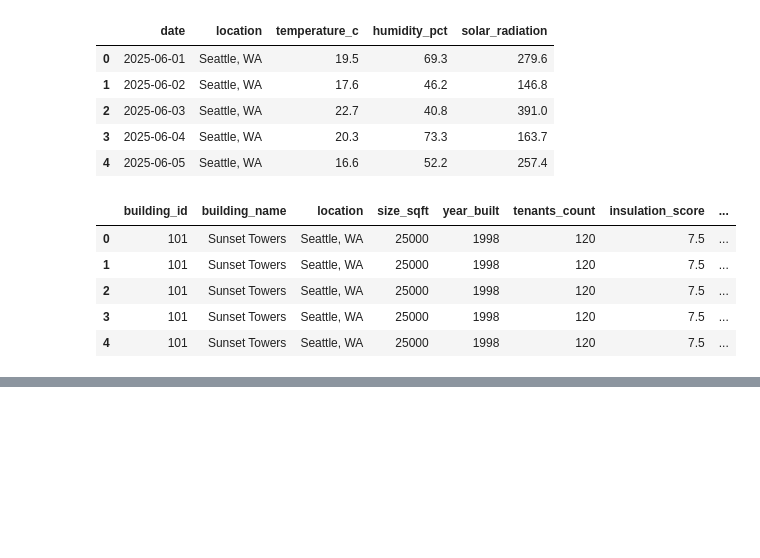
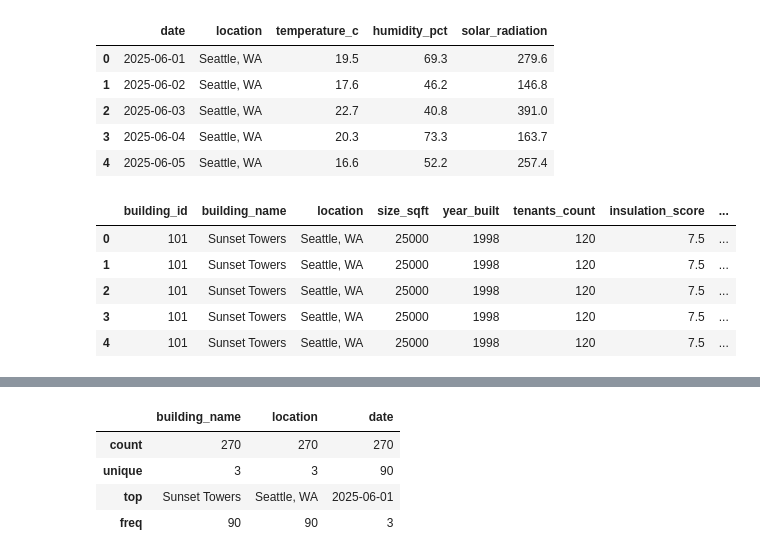
Before and after one commit to dhailu/ML_Predict_Energy_Costs, a Jupyter notebook: Notebook/EDA_predict_reduce_energy_cost.ipynb, the cells around one changed output, grey strips where cells are left out. Cells and saved outputs as stored; diff of their text form; code cells hidden in the pictures; blank space fills up the shorter version.

```diff
--- a/Notebook/EDA_predict_reduce_energy_cost.ipynb
+++ b/Notebook/EDA_predict_reduce_energy_cost.ipynb
@@ -98,0 +153,9 @@ df.describe()
+# %%
+#Check statistical summary of categorical columns
+df.describe(include=['object'])
+# %% [output]
+|  | building_name | location | date |
+| count | 270 | 270 | 270 |
+| unique | 3 | 3 | 90 |
+| top | Sunset Towers | Seattle, WA | 2025-06-01 |
+| freq | 90 | 90 | 3 |
```
Also changed, not shown: parts of 13 cells of this notebook, 1 other file.
